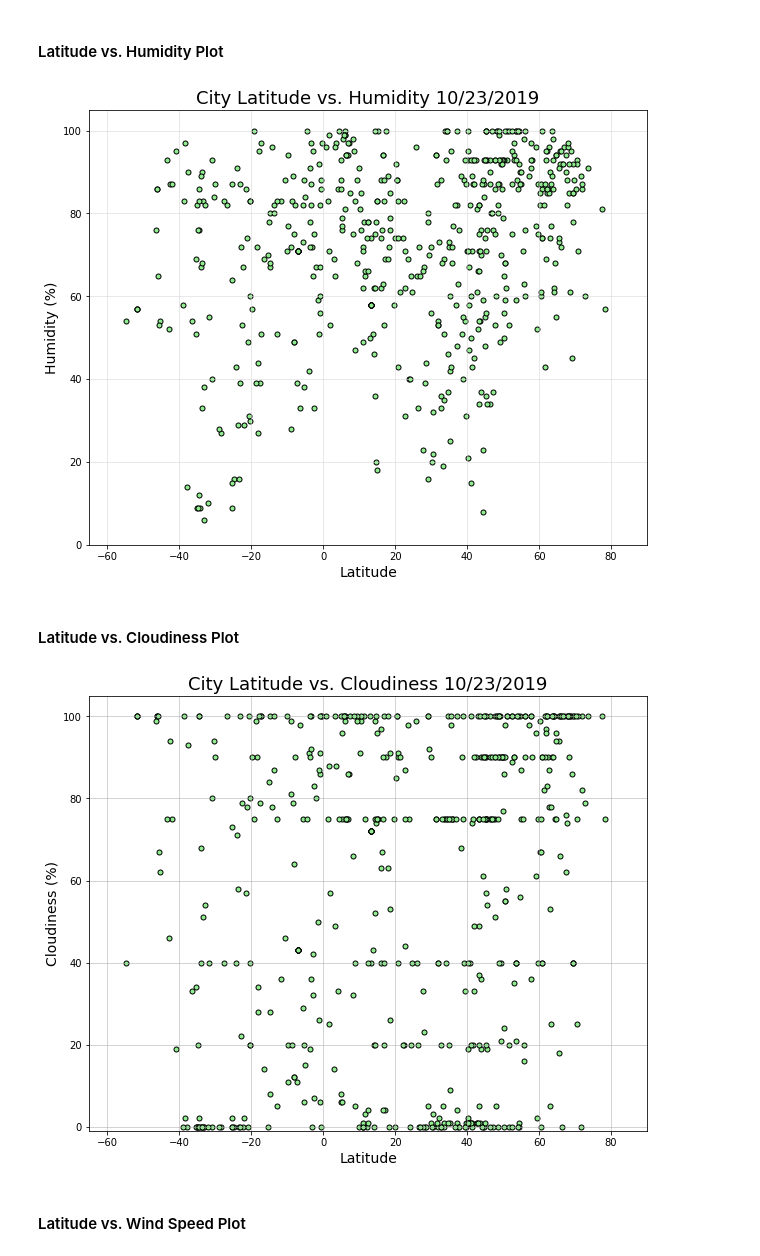
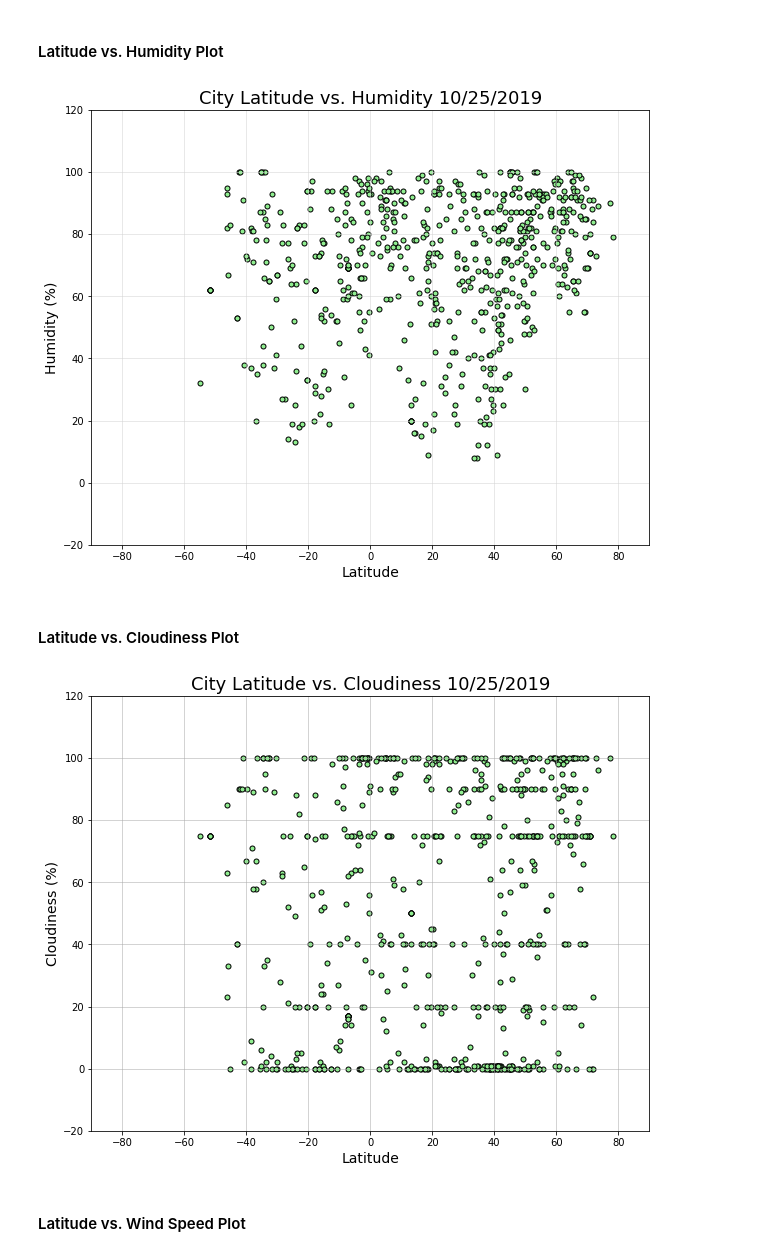
Before and after one commit to PaulaJorgensen/python-api-challenge, a Jupyter notebook: WeatherPy/WeatherPy.ipynb, the cells around one changed output. Saved outputs shown, nothing was run; the diff lists cells and outputs as text; code cells hidden in the pictures.

```diff
--- a/WeatherPy/WeatherPy.ipynb
+++ b/WeatherPy/WeatherPy.ipynb
@@ -34,10 +30,9 @@ lng_range = (-180, 180)
 lat_lngs = []
 cities = []
 
-
 # Create a set of random lat and lng combinations
-lats = np.random.uniform(low=-90.000, high=90.000, size=1500)
-lngs = np.random.uniform(low=-180.000, high=180.000, size=1500)
+lats = np.random.uniform(low=-90.000, high=90.000, size=1800)
+lngs = np.random.uniform(low=-180.000, high=180.000, size=1800)
 lat_lngs = zip(lats, lngs)
 
 # Identify nearest city for each lat, lng combination
@@ -184,37 +187,33 @@ plt.title(f"City Latitude vs. Humidity {date}", fontsize="18")
 plt.xlabel("Latitude", fontsize="14")
 plt.ylabel("Humidity (%)", fontsize="14")
 plt.grid(True, linewidth = .5, color = 'lightgrey')
-plt.ylim(0,105)
-plt.xlim(-65,90)
+plt.ylim(-20,120)
+plt.xlim(-90,90)
 
-# Save the Figure
 plt.savefig('Latitude_vs_Humidity.png')
 
-# Show the Figure
 plt.show()
 # %% [output]
-[figure, old version]
+[figure, new version]
 # %% [markdown]
 #### Latitude vs. Cloudiness Plot
 # %%
 date = pd.Timestamp("today").strftime("%m/%d/%Y")
 
 plt.figure(figsize=(10,8))
 plt.scatter(df['lat'], df['cloudiness'], s=25, edgecolor = 'black', facecolor= 'lightgreen')
 plt.title(f"City Latitude vs. Cloudiness {date}", fontsize="18")
 plt.xlabel("Latitude", fontsize="14")
 plt.ylabel("Cloudiness (%)", fontsize="14")
 plt.grid(True, linewidth = .5, color = 'darkgrey')
-plt.ylim(-1,105)
-plt.xlim(-65,90)
+plt.ylim(-20,120)
+plt.xlim(-90,90)
 
-# Save the Figure
 plt.savefig('Latitude_vs_Cloudiness.png')
 
-# Show the Figure
 plt.show()
 # %% [output]
-[figure, old version]
+[figure, new version]
 # %% [markdown]
 #### Latitude vs. Wind Speed Plot
 # %%
```
Also changed, not shown: parts of 9 cells of this notebook, 5 other files.
